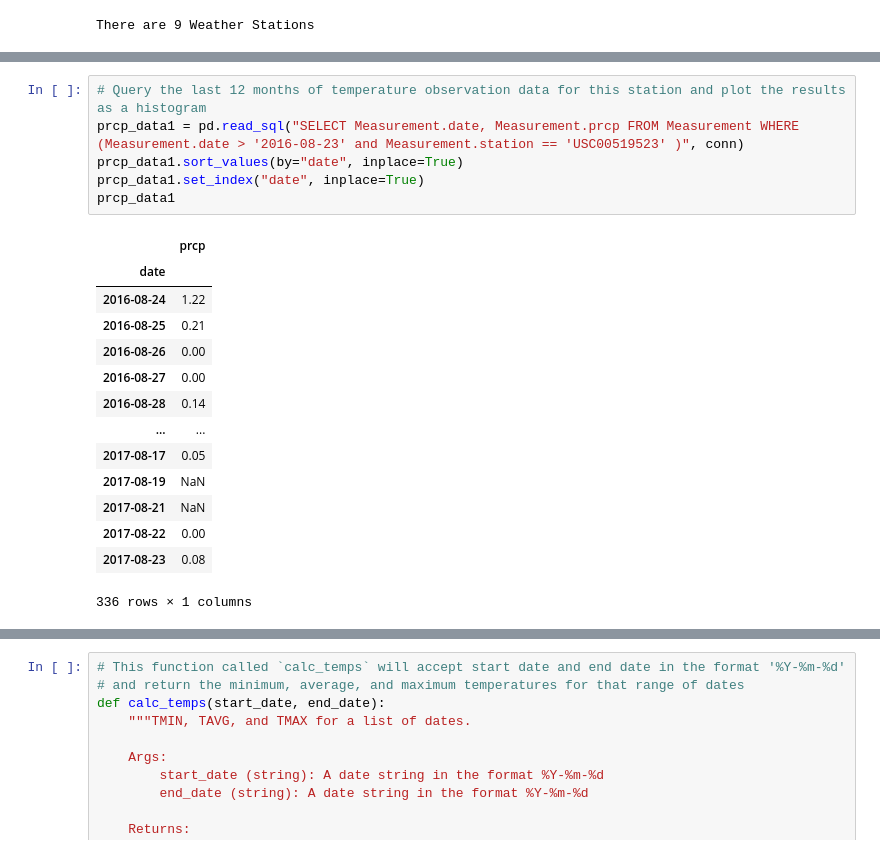
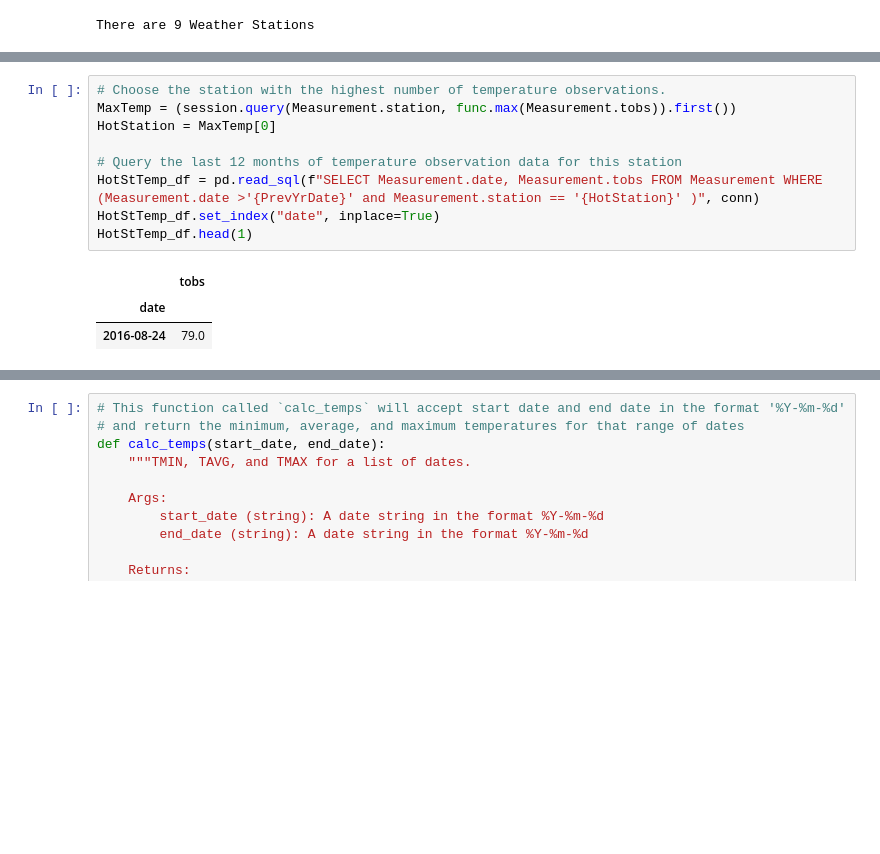
Before and after one commit to vivisantosa/Unit-10-SQLAlchemy-challenge, a Jupyter notebook: climate_starter.ipynb, the cells around one changed output, grey strips where cells are left out. Saved outputs shown, nothing was run; the diff lists cells and outputs as text; blank space fills up the shorter version.

```diff
--- a/climate_starter.ipynb
+++ b/climate_starter.ipynb
@@ -201,21 +200,13 @@ AttributeError: 'Query' object has no attribute 'max'
 # %%
-# Query the last 12 months of temperature observation data for this station and plot the results as a histogram
-prcp_data1 = pd.read_sql("SELECT Measurement.date, Measurement.prcp FROM Measurement WHERE (Measurement.date > '2016-08-23' and Measurement.station == 'USC00519523' )", conn)
-prcp_data1.sort_values(by="date", inplace=True)
-prcp_data1.set_index("date", inplace=True)
-prcp_data1
+# Choose the station with the highest number of temperature observations.
+MaxTemp = (session.query(Measurement.station, func.max(Measurement.tobs)).first())
+HotStation = MaxTemp[0]
+
+# Query the last 12 months of temperature observation data for this station
+HotStTemp_df = pd.read_sql(f"SELECT Measurement.date, Measurement.tobs FROM Measurement WHERE (Measurement.date >'{PrevYrDate}' and Measurement.station == '{HotStation}' )", conn)
+HotStTemp_df.set_index("date", inplace=True)
+HotStTemp_df.head(1)
 # %% [output]
-|  | prcp |
+|  | tobs |
 | date |  |
-| 2016-08-24 | 1.22 |
-| 2016-08-25 | 0.21 |
-| 2016-08-26 | 0.00 |
-| 2016-08-27 | 0.00 |
-| 2016-08-28 | 0.14 |
-| ... | ... |
-| 2017-08-17 | 0.05 |
-| 2017-08-19 | NaN |
-| 2017-08-21 | NaN |
-| 2017-08-22 | 0.00 |
-| 2017-08-23 | 0.08 |
+| 2016-08-24 | 79.0 |
-336 rows × 1 columns
```
Also changed, not shown: parts of 54 cells of this notebook, 8 other files.
